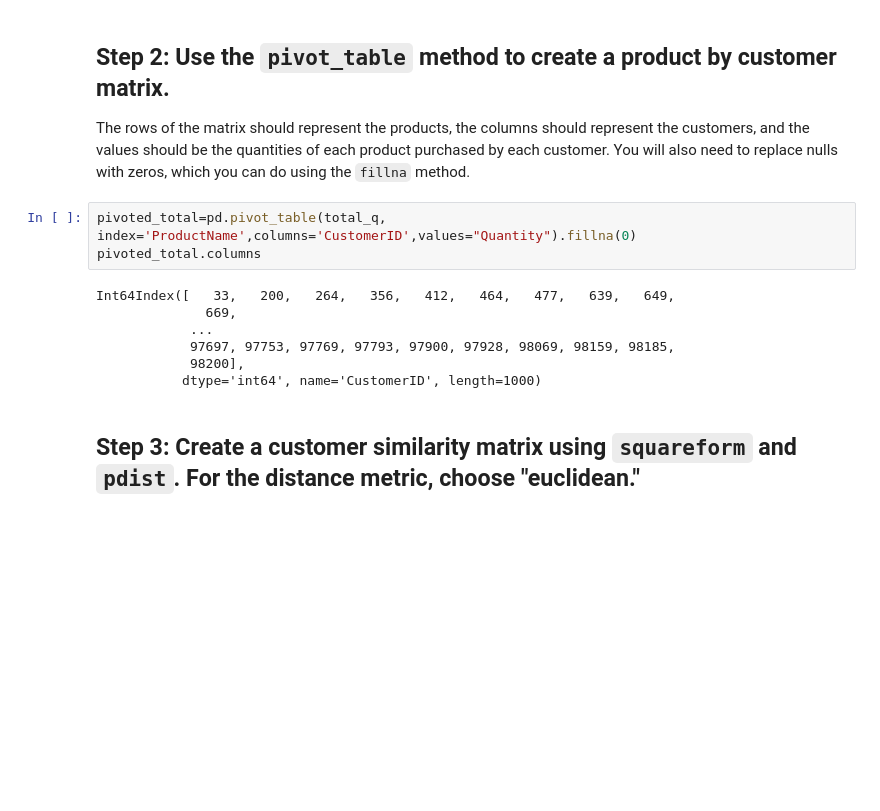
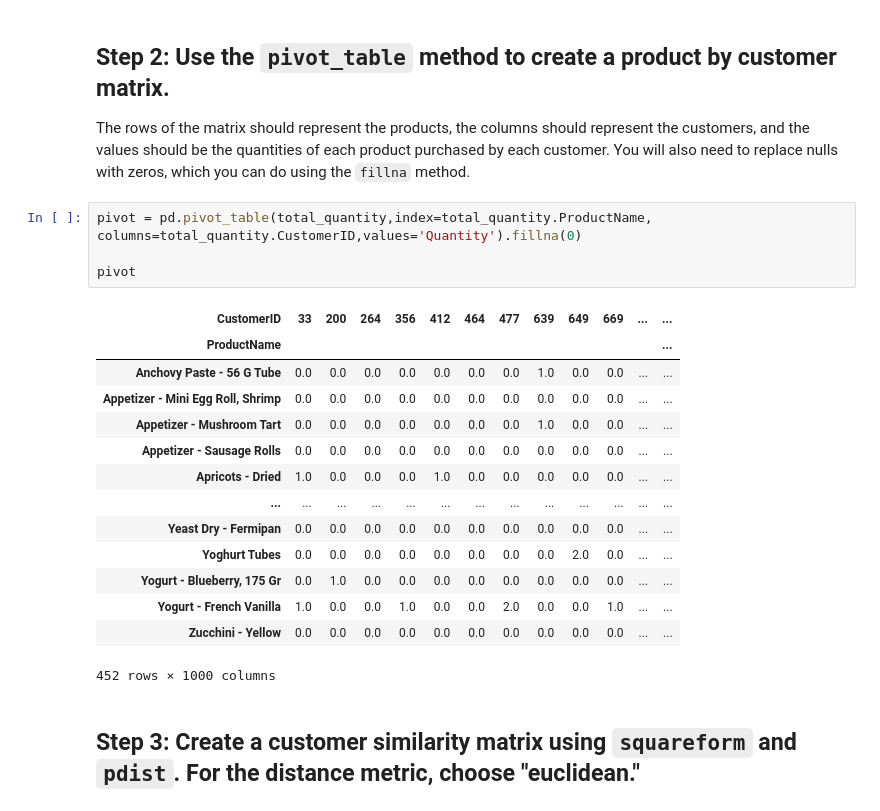
Before and after one commit to guzmanueco/datamad1019, a Jupyter notebook: module-2/lab-intro-recommender-systems/your-code/main.ipynb, the cells around one changed output. Drawn from its saved outputs; the diff is of its cells as text; blank space fills up the shorter version.

```diff
--- a/module-2/lab-intro-recommender-systems/your-code/main.ipynb
+++ b/module-2/lab-intro-recommender-systems/your-code/main.ipynb
@@ -53,15 +52,24 @@ total_q
 
 The rows of the matrix should represent the products, the columns should represent the customers, and the values should be the quantities of each product purchased by each customer. You will also need to replace nulls with zeros, which you can do using the `fillna` method.
 # %%
-pivoted_total=pd.pivot_table(total_q, index='ProductName',columns='CustomerID',values="Quantity").fillna(0)
-pivoted_total.columns
+pivot = pd.pivot_table(total_quantity,index=total_quantity.ProductName, columns=total_quantity.CustomerID,values='Quantity').fillna(0)
+
+pivot
 # %% [output]
+| CustomerID | 33 | 200 | 264 | 356 | 412 | 464 | 477 | 639 | 649 | 669 | ... | ... |
+| ProductName |  |  |  |  |  |  |  |  |  |  |  | ... |
+| Anchovy Paste - 56 G Tube | 0.0 | 0.0 | 0.0 | 0.0 | 0.0 | 0.0 | 0.0 | 1.0 | 0.0 | 0.0 | ... | ... |
+| Appetizer - Mini Egg Roll, Shrimp | 0.0 | 0.0 | 0.0 | 0.0 | 0.0 | 0.0 | 0.0 | 0.0 | 0.0 | 0.0 | ... | ... |
+| Appetizer - Mushroom Tart | 0.0 | 0.0 | 0.0 | 0.0 | 0.0 | 0.0 | 0.0 | 1.0 | 0.0 | 0.0 | ... | ... |
+| Appetizer - Sausage Rolls | 0.0 | 0.0 | 0.0 | 0.0 | 0.0 | 0.0 | 0.0 | 0.0 | 0.0 | 0.0 | ... | ... |
+| Apricots - Dried | 1.0 | 0.0 | 0.0 | 0.0 | 1.0 | 0.0 | 0.0 | 0.0 | 0.0 | 0.0 | ... | ... |
+| ... | ... | ... | ... | ... | ... | ... | ... | ... | ... | ... | ... | ... |
+| Yeast Dry - Fermipan | 0.0 | 0.0 | 0.0 | 0.0 | 0.0 | 0.0 | 0.0 | 0.0 | 0.0 | 0.0 | ... | ... |
+| Yoghurt Tubes | 0.0 | 0.0 | 0.0 | 0.0 | 0.0 | 0.0 | 0.0 | 0.0 | 2.0 | 0.0 | ... | ... |
+| Yogurt - Blueberry, 175 Gr | 0.0 | 1.0 | 0.0 | 0.0 | 0.0 | 0.0 | 0.0 | 0.0 | 0.0 | 0.0 | ... | ... |
+| Yogurt - French Vanilla | 1.0 | 0.0 | 0.0 | 1.0 | 0.0 | 0.0 | 2.0 | 0.0 | 0.0 | 1.0 | ... | ... |
+| Zucchini - Yellow | 0.0 | 0.0 | 0.0 | 0.0 | 0.0 | 0.0 | 0.0 | 0.0 | 0.0 | 0.0 | ... | ... |
-Int64Index([   33,   200,   264,   356,   412,   464,   477,   639,   649,
-              669,
-            ...
-            97697, 97753, 97769, 97793, 97900, 97928, 98069, 98159, 98185,
-            98200],
-           dtype='int64', name='CustomerID', length=1000)
+452 rows × 1000 columns
 # %% [markdown]
 ## Step 3: Create a customer similarity matrix using `squareform` and `pdist`. For the distance metric, choose "euclidean."
 # %%
```
Also changed, not shown: parts of 12 cells of this notebook.
